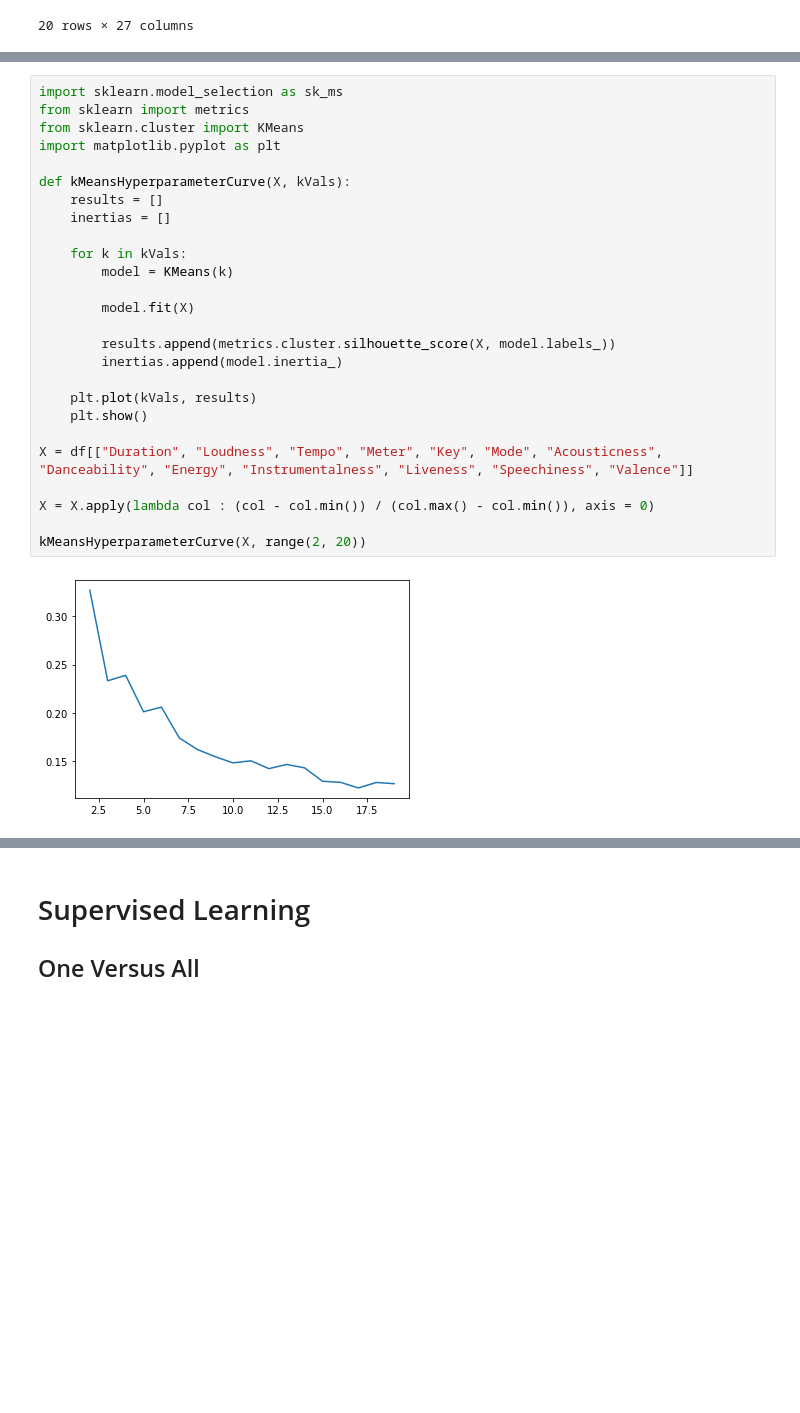
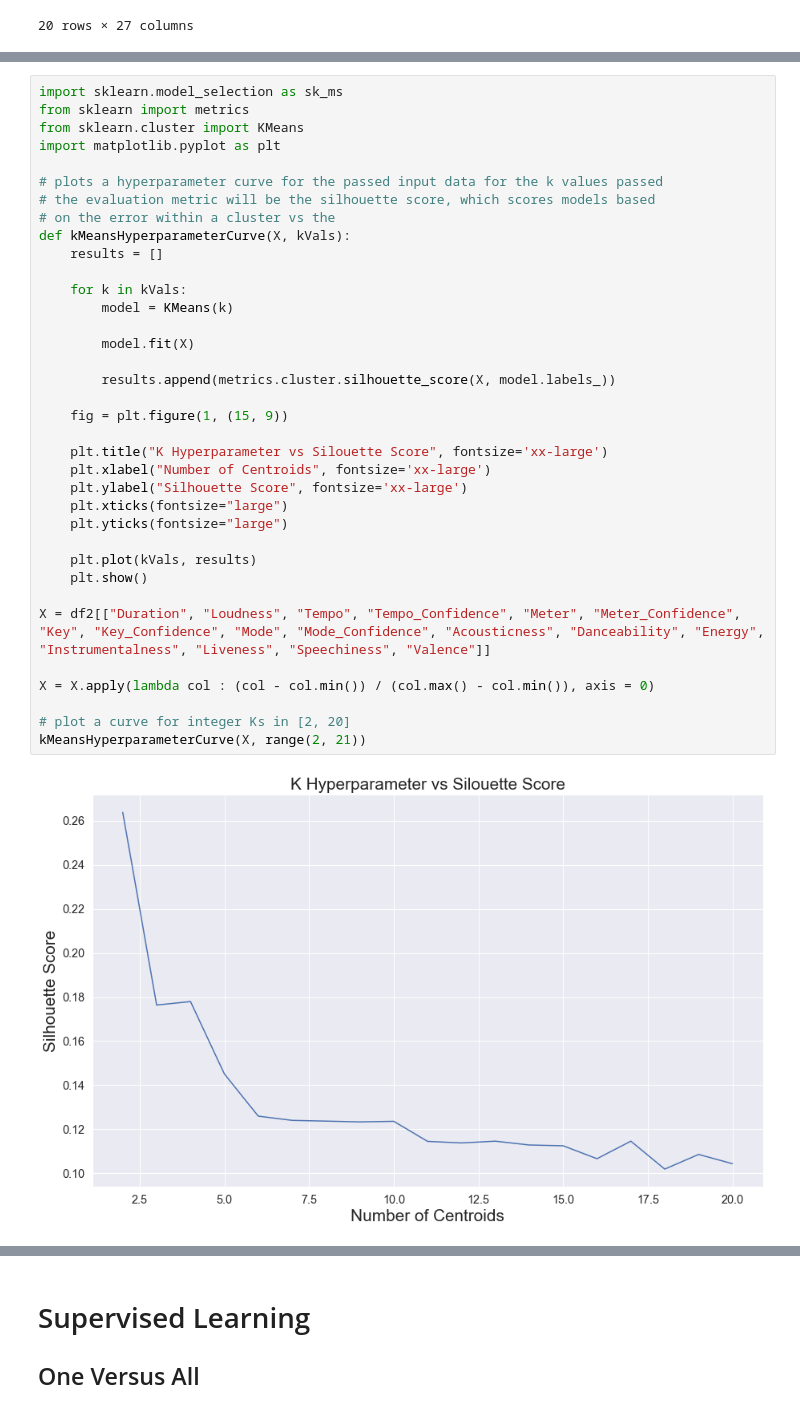
Before and after one commit to Mabanta/CMSC422_Final, a Jupyter notebook: 422final.ipynb, the cells around one changed output, grey strips where cells are left out. Drawn from its saved outputs; the diff is of its cells as text; blank space fills up the shorter version.

```diff
--- a/422final.ipynb
+++ b/422final.ipynb
@@ -458,28 +533,38 @@ Index(['Top_Rank', 'Title', 'Artist', 'Weeks_in_hot-100', 'First_Week',
 # %%
 import sklearn.model_selection as sk_ms
 from sklearn import metrics
 from sklearn.cluster import KMeans
 import matplotlib.pyplot as plt
 
+# plots a hyperparameter curve for the passed input data for the k values passed
+# the evaluation metric will be the silhouette score, which scores models based
+# on the error within a cluster vs the
 def kMeansHyperparameterCurve(X, kVals):
     results = []
-    inertias = []
 
     for k in kVals:
         model = KMeans(k)
 
         model.fit(X)
 
         results.append(metrics.cluster.silhouette_score(X, model.labels_))
-        inertias.append(model.inertia_)
+
+    fig = plt.figure(1, (15, 9))
+
+    plt.title("K Hyperparameter vs Silouette Score", fontsize='xx-large')
+    plt.xlabel("Number of Centroids", fontsize='xx-large')
+    plt.ylabel("Silhouette Score", fontsize='xx-large')
+    plt.xticks(fontsize="large")
+    plt.yticks(fontsize="large")
 
     plt.plot(kVals, results)
     plt.show()
 
-X = df[["Duration", "Loudness", "Tempo", "Meter", "Key", "Mode", "Acousticness", "Danceability", "Energy", "Instrumentalness", "Liveness", "Speechiness", "Valence"]]
+X = df2[["Duration", "Loudness", "Tempo", "Tempo_Confidence", "Meter", "Meter_Confidence", "Key", "Key_Confidence", "Mode", "Mode_Confidence", "Acousticness", "Danceability", "Energy", "Instrumentalness", "Liveness", "Speechiness", "Valence"]]
 
 X = X.apply(lambda col : (col - col.min()) / (col.max() - col.min()), axis = 0)
 
-kMeansHyperparameterCurve(X, range(2, 20))
+# plot a curve for integer Ks in [2, 20]
+kMeansHyperparameterCurve(X, range(2, 21))
 # %% [output]
-[figure, old version]
+[figure, new version]
```
Also changed, not shown: parts of 12 cells of this notebook.
